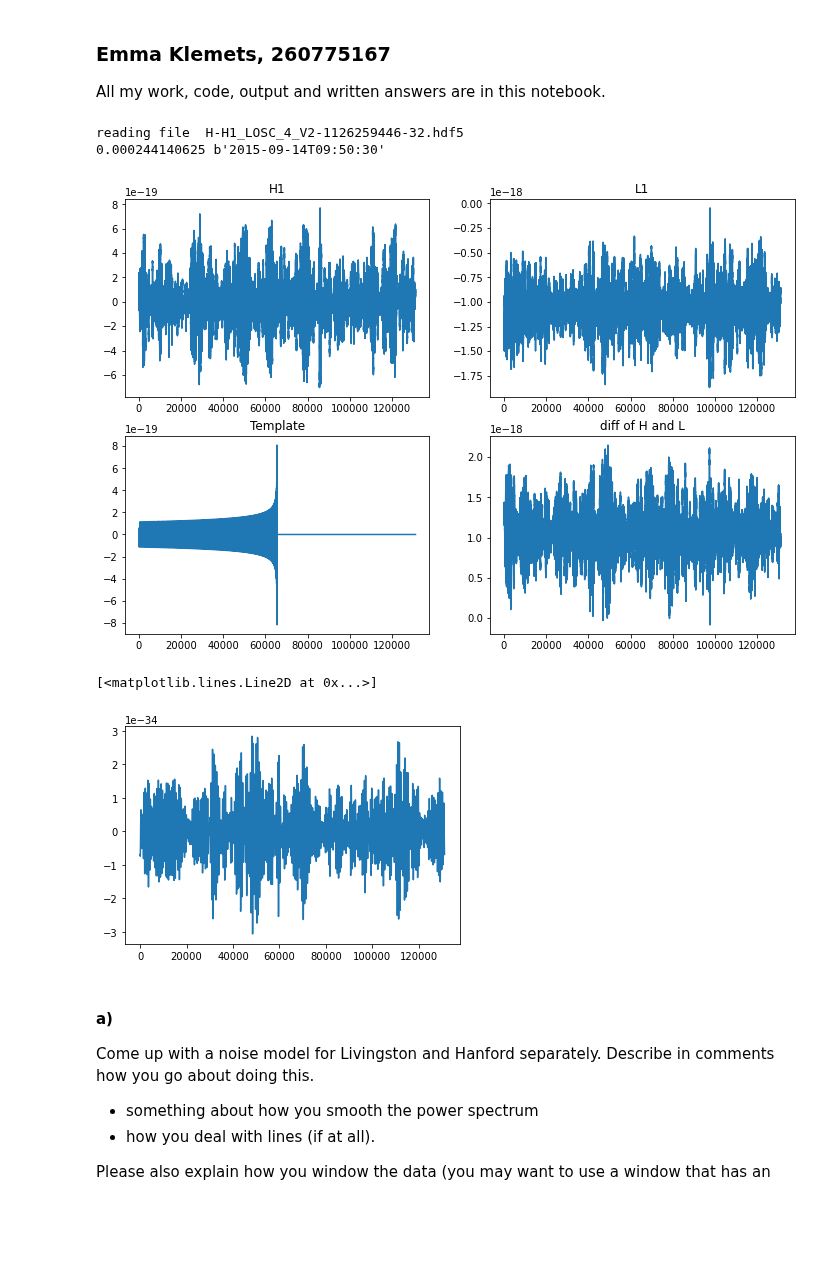
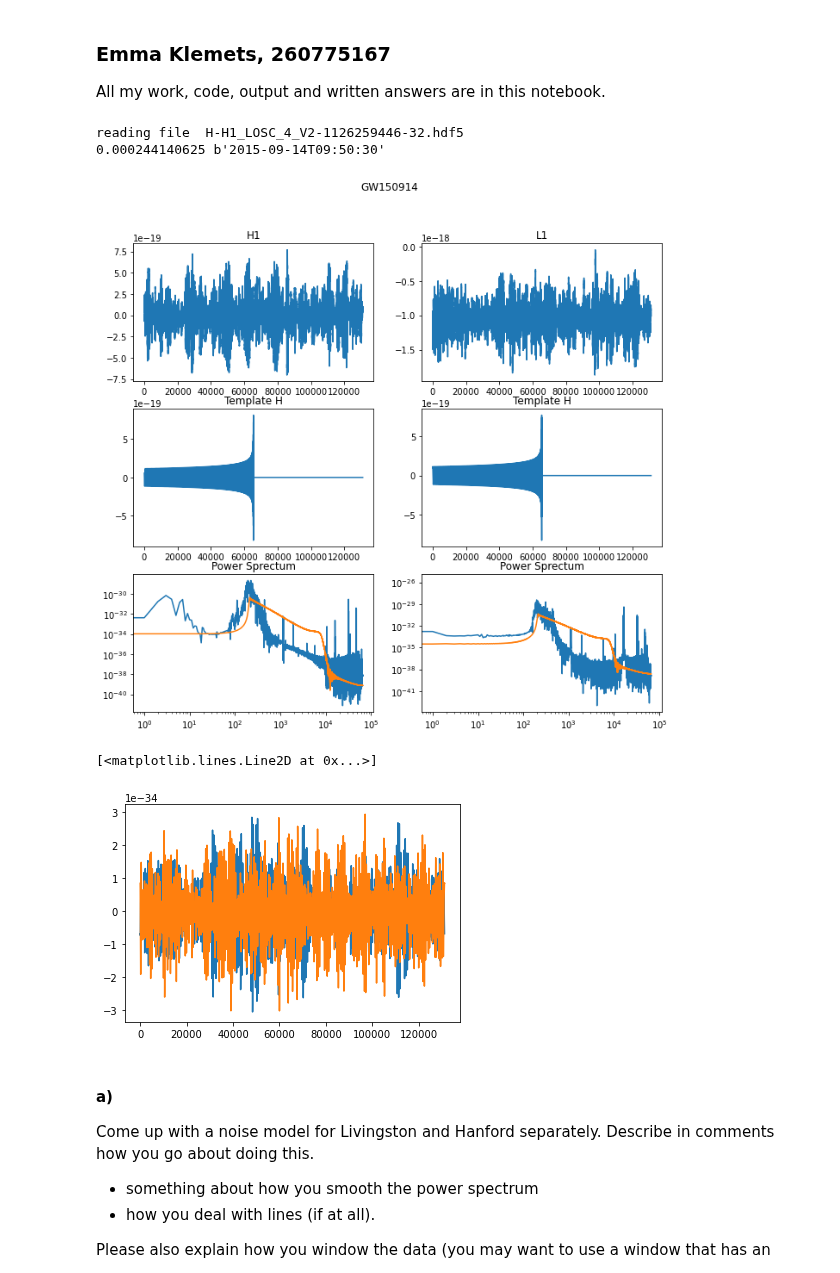
Before and after one commit to eklem1/Phys512_EK, a Jupyter notebook: PS5/PS5.ipynb, the cells around one changed output. Saved outputs shown, nothing was run; the diff lists cells and outputs as text; code cells hidden in the pictures; blank space fills up the shorter version.

```diff
--- a/PS5/PS5.ipynb
+++ b/PS5/PS5.ipynb
@@ -17,10 +17,10 @@ with open(dataLocation+"BBH_events_v3.json") as f:
 # waveform templates (32s sampled at 4096 Hz, in hdf5 format, for both plus and cross polarizations).
 #data from LIGO Hanford Observatory (H1) and LIGO Livingston Observatory (L1)
 
+#our 4 event names
+events = ["GW150914", "GW151226", "LVT151012", "GW170104"]
+
 def getData(event):
-    #our 4 event names
-    events = ["GW150914", "GW151226", "LVT151012", "GW170104"]
-    # event = 0
 
     #reading the data
     fnameH=jdata[events[event]]['fn_H1']
@@ -40,46 +40,56 @@ def getData(event):
     template =read_template(dataLocation+template_name) #th,tl
 
     """
-    for both plus and cross polarizations?
-    th: we used this in class
-    tl:
+    th: Hanford template
+    tl: Livingston template
     """
 
     return [H1, L1, template]
 # %%
 H1, L1, template = getData(0)
 strain_H,dt_H,utc_H = H1
 strain_L,dt_L,utc_L = L1
 th,tl = template
 
-fig, ax = plt.subplots(2, 2, figsize=(12,8))
+fig, ax = plt.subplots(3, 2, figsize=(11,10))
 axs = ax.flatten()
+
+fig.suptitle(events[0])
 
 axs[0].set_title("H1")
 axs[0].plot(strain_H)
 axs[1].set_title("L1")
 axs[1].plot(strain_L)
 
 print(dt_H, utc_H)
 
-axs[2].set_title("Template")
+axs[2].set_title("Template H")
 axs[2].plot(th)
-# axs[3].plot(tl)
 
-axs[3].set_title("diff of H and L")#is this even useful at all?
-axs[3].plot(strain_H-strain_L)
+axs[3].set_title("Template L")
+axs[3].plot(tl)
+
+axs[4].set_title("Power Sprectum")
+axs[4].loglog(np.abs(np.fft.rfft(strain_H)**2))
+axs[4].loglog(np.abs(np.fft.rfft(th)**2))
+
+axs[5].set_title("Power Sprectum")
+axs[5].loglog(np.abs(np.fft.rfft(strain_L)**2))
+axs[5].loglog(np.abs(np.fft.rfft(tl)**2))
 
 print()
 # %% [output]
 reading file  H-H1_LOSC_4_V2-1126259446-32.hdf5
 0.000244140625 b'2015-09-14T09:50:30'
-[figure, old version]
+[figure, new version]
 # %%
 corr = matchFilter(strain_H, th)
 plt.plot(corr)
+corr = matchFilter(strain_L, tl)
+plt.plot(corr)
 # %% [output]
 [<matplotlib.lines.Line2D at 0x...>]
-[figure, old version]
+[figure, new version]
 # %% [markdown]
 #### a)
 Come up with a noise model for Livingston and Hanford separately. Describe in comments how you go about doing this.
```
Also changed, not shown: parts of 8 cells of this notebook.
